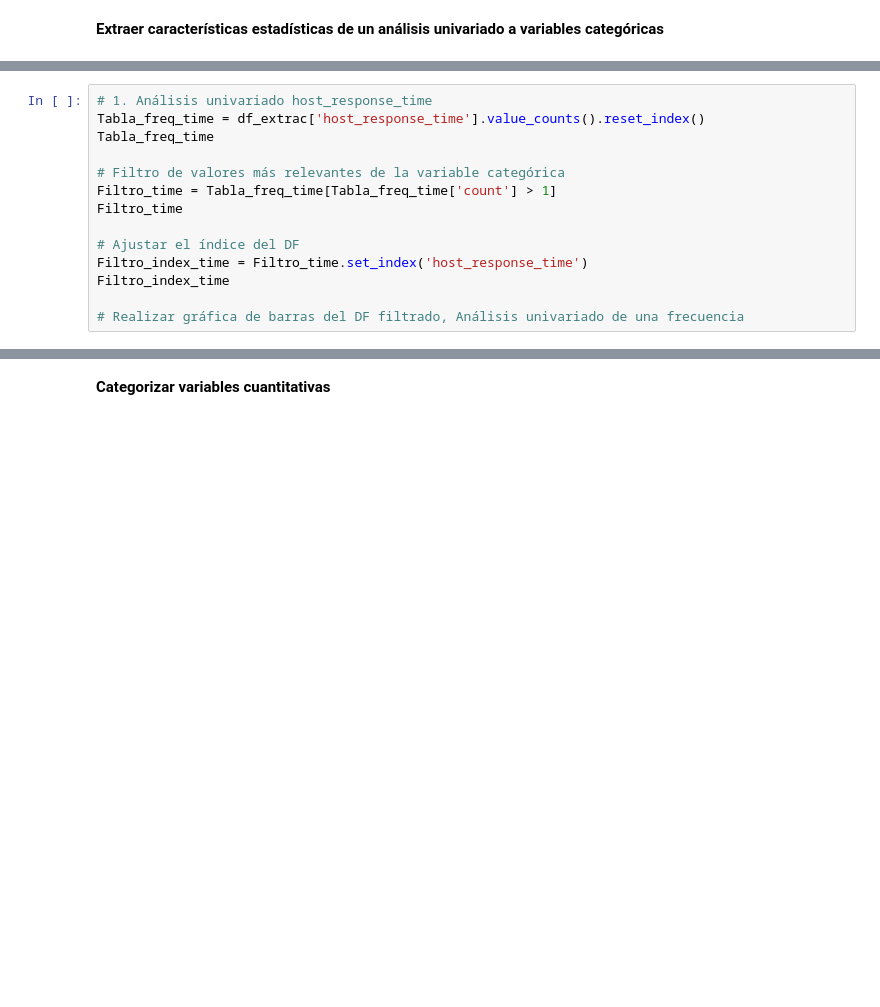
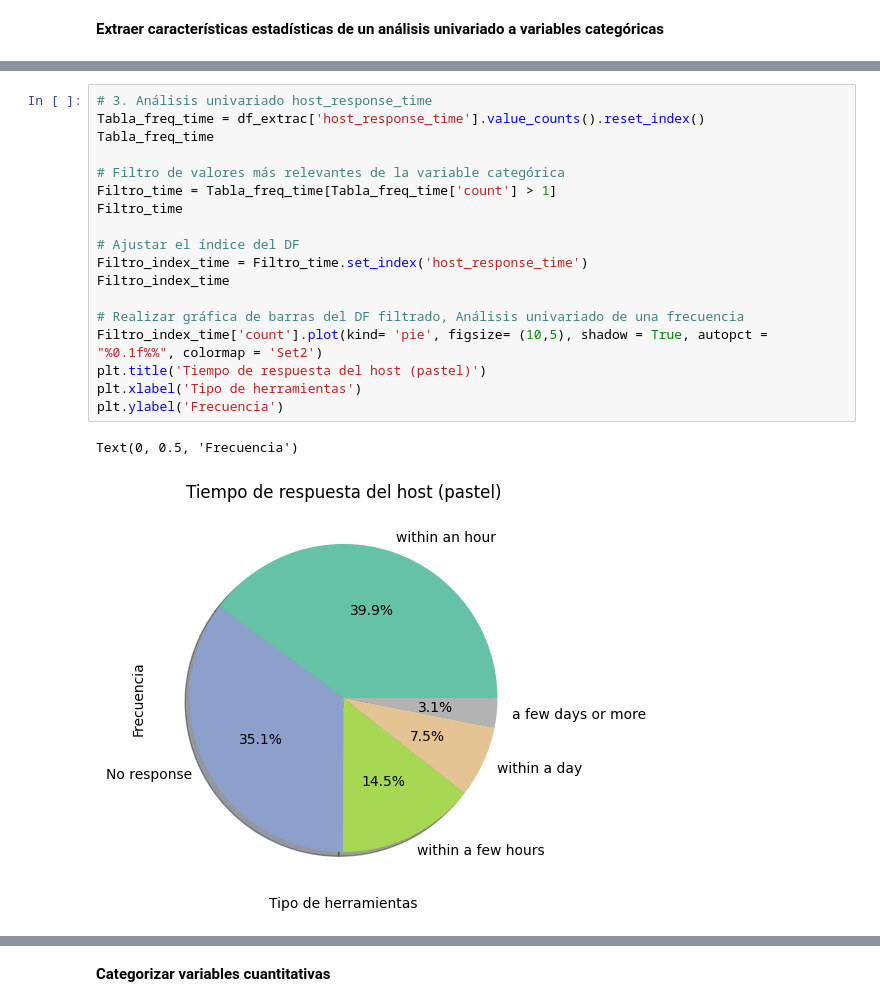
Before and after one commit to Raydays55/Actividad-5, a Jupyter notebook: Act5.ipynb, the cells around one changed output, grey strips where cells are left out. Drawn from its saved outputs; the diff is of its cells as text; blank space fills up the shorter version.

```diff
--- a/Act5.ipynb
+++ b/Act5.ipynb
@@ -71,14 +95,21 @@ plt.ylabel('Frecuencia')
 # %%
-# 1. Análisis univariado host_response_time
+# 3. Análisis univariado host_response_time
 Tabla_freq_time = df_extrac['host_response_time'].value_counts().reset_index()
 Tabla_freq_time
 
 # Filtro de valores más relevantes de la variable categórica
 Filtro_time = Tabla_freq_time[Tabla_freq_time['count'] > 1]
 Filtro_time
 
 # Ajustar el índice del DF
 Filtro_index_time = Filtro_time.set_index('host_response_time')
 Filtro_index_time
 
 # Realizar gráfica de barras del DF filtrado, Análisis univariado de una frecuencia
+Filtro_index_time['count'].plot(kind= 'pie', figsize= (10,5), shadow = True, autopct = "%0.1f%%", colormap = 'Set2')
+plt.title('Tiempo de respuesta del host (pastel)')
+plt.xlabel('Tipo de herramientas')
+plt.ylabel('Frecuencia')
+# %% [output]
+Text(0, 0.5, 'Frecuencia')
+[figure, added]
```
Also changed, not shown: parts of 5 cells of this notebook.
